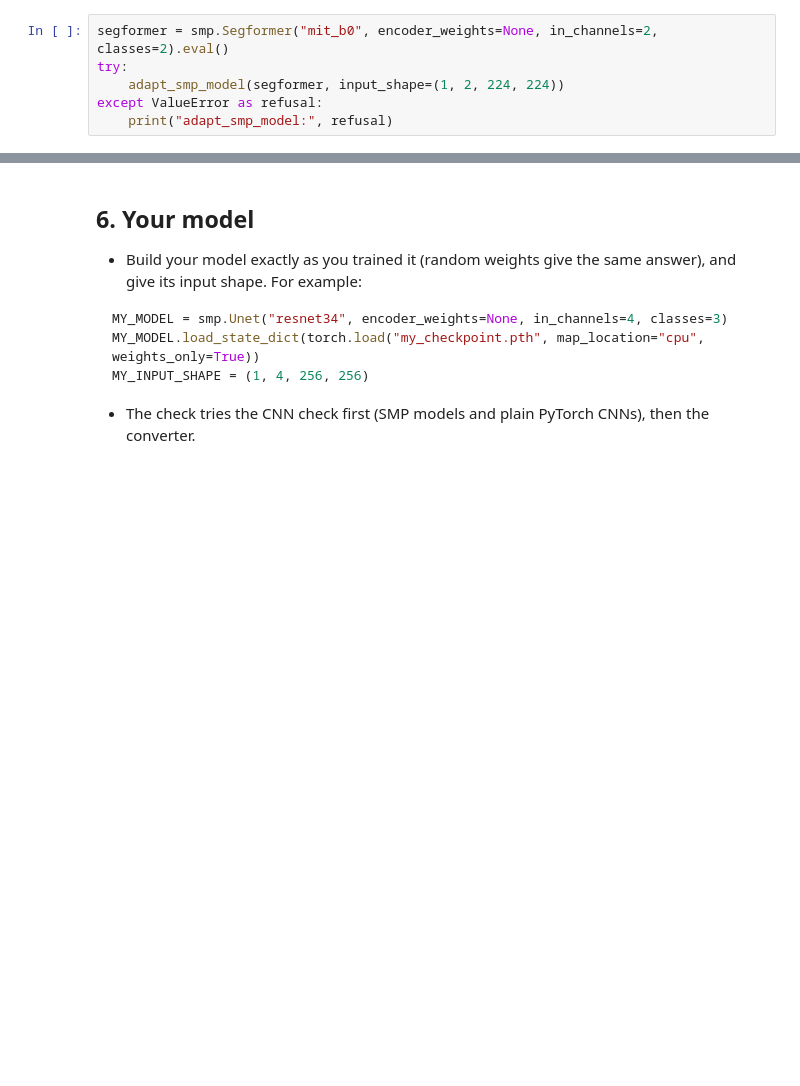
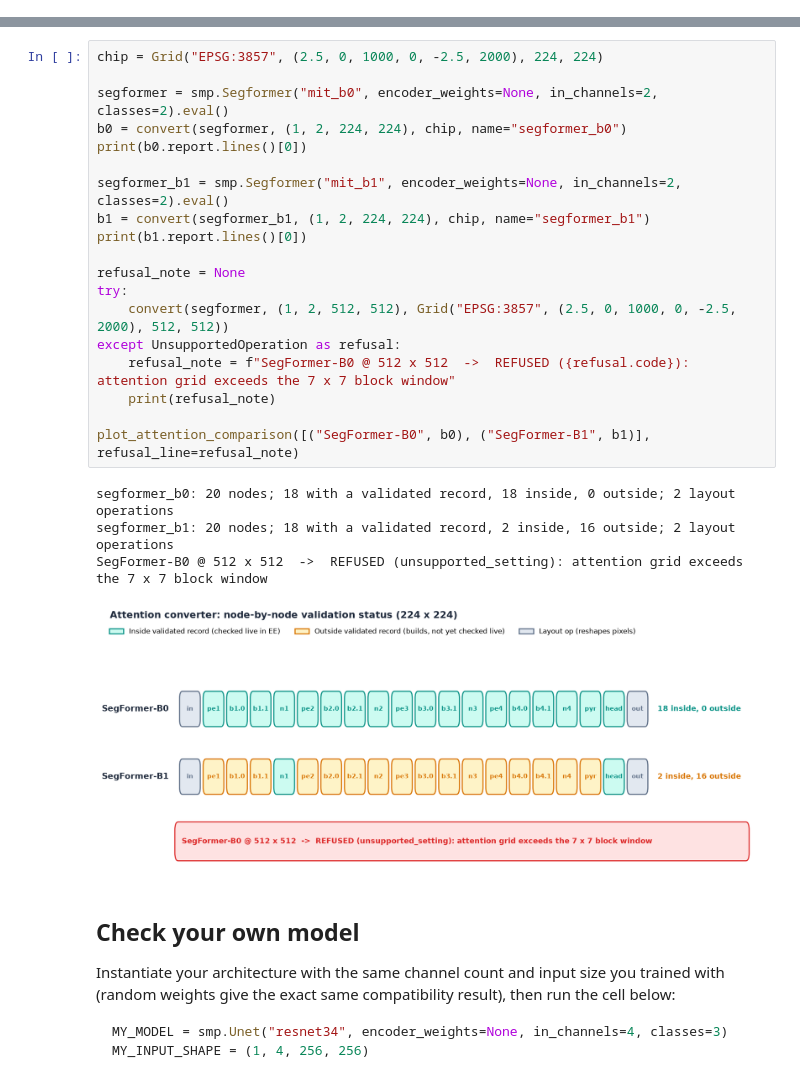
Before and after one commit to noelEOS/tensor-ee, a Jupyter notebook: notebooks/02_is_my_model_supported.ipynb, the cells around one changed output, grey strips where cells are left out. Saved outputs shown, nothing was run; the diff lists cells and outputs as text; blank space fills up the shorter version.

````diff
--- a/notebooks/02_is_my_model_supported.ipynb
+++ b/notebooks/02_is_my_model_supported.ipynb
@@ -157,6 +12,0 @@ layers after them are not checked. Your options:
-# %%
-segformer = smp.Segformer("mit_b0", encoder_weights=None, in_channels=2, classes=2).eval()
-try:
-    adapt_smp_model(segformer, input_shape=(1, 2, 224, 224))
-except ValueError as refusal:
-    print("adapt_smp_model:", refusal)
@@ -193,14 +283,34 @@ except UnsupportedOperation as refusal:
+# %%
+chip = Grid("EPSG:3857", (2.5, 0, 1000, 0, -2.5, 2000), 224, 224)
+
+segformer = smp.Segformer("mit_b0", encoder_weights=None, in_channels=2, classes=2).eval()
+b0 = convert(segformer, (1, 2, 224, 224), chip, name="segformer_b0")
+print(b0.report.lines()[0])
+
+segformer_b1 = smp.Segformer("mit_b1", encoder_weights=None, in_channels=2, classes=2).eval()
+b1 = convert(segformer_b1, (1, 2, 224, 224), chip, name="segformer_b1")
+print(b1.report.lines()[0])
+
+refusal_note = None
+try:
+    convert(segformer, (1, 2, 512, 512), Grid("EPSG:3857", (2.5, 0, 1000, 0, -2.5, 2000), 512, 512))
+except UnsupportedOperation as refusal:
+    refusal_note = f"SegFormer-B0 @ 512 x 512  ->  REFUSED ({refusal.code}): attention grid exceeds the 7 x 7 block window"
+    print(refusal_note)
+
+plot_attention_comparison([("SegFormer-B0", b0), ("SegFormer-B1", b1)], refusal_line=refusal_note)
+# %% [output]
+segformer_b0: 20 nodes; 18 with a validated record, 18 inside, 0 outside; 2 layout operations
+segformer_b1: 20 nodes; 18 with a validated record, 2 inside, 16 outside; 2 layout operations
+SegFormer-B0 @ 512 x 512  ->  REFUSED (unsupported_setting): attention grid exceeds the 7 x 7 block window
+[figure, added]
 # %% [markdown]
-## 6. Your model
+## Check your own model
 
-- Build your model exactly as you trained it (random weights give the same answer), and give
-  its input shape. For example:
+Instantiate your architecture with the same channel count and input size you trained with (random weights give the exact same compatibility result), then run the cell below:
 
 ```python
 MY_MODEL = smp.Unet("resnet34", encoder_weights=None, in_channels=4, classes=3)
-MY_MODEL.load_state_dict(torch.load("my_checkpoint.pth", map_location="cpu", weights_only=True))
 MY_INPUT_SHAPE = (1, 4, 256, 256)
 ```
-
-- The check tries the CNN check first (SMP models and plain PyTorch CNNs), then the converter.
 # %%
````
Also changed, not shown: parts of 25 cells of this notebook, 3 other files.
